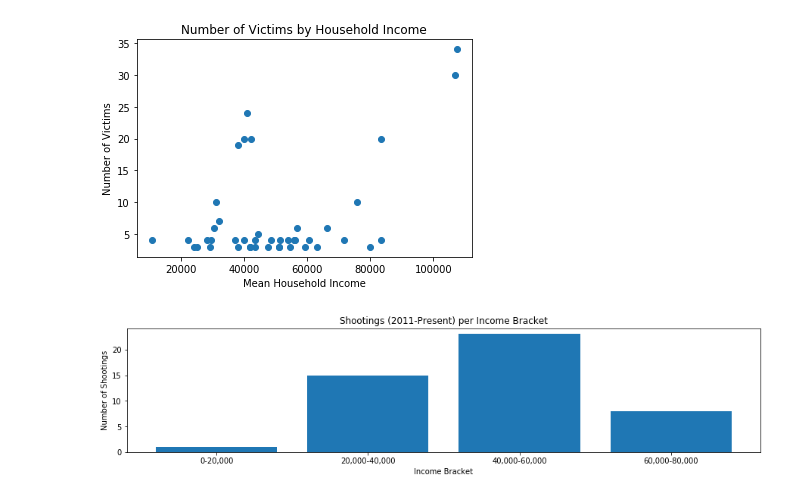
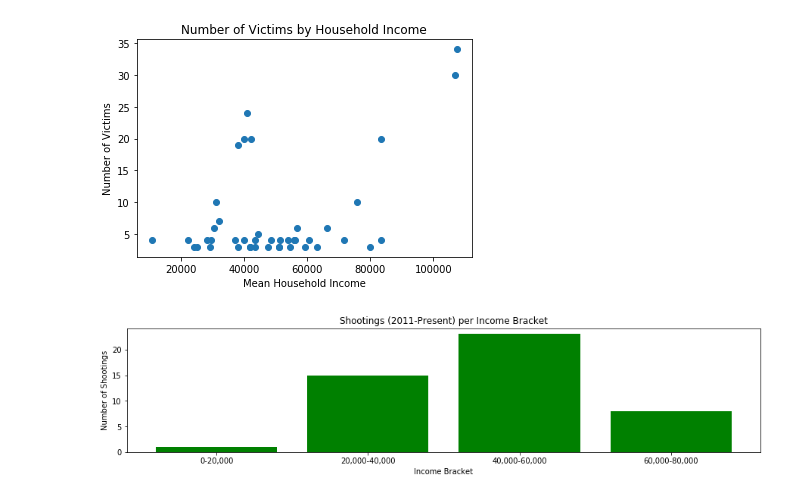
Before and after one commit to avangemert/TuThu-project-one, a Jupyter notebook: shootings_viz.ipynb, the cells around one changed output. Cells and saved outputs as stored; diff of their text form; code cells hidden in the pictures.

```diff
--- a/shootings_viz.ipynb
+++ b/shootings_viz.ipynb
@@ -345,13 +315,13 @@ sixty_eighty_count = len(sixty_eighty_df["Income Bracket"])
 # %%
 income_groups_count = [twenty_less_count,twenty_forty_count,forty_sixty_count,sixty_eighty_count]
 plt.figure(figsize = (15,3))
 
-plt.bar(inc_labels,income_groups_count)
+plt.bar(inc_labels,income_groups_count,color='g')
 
 
 plt.title("Shootings (2011-Present) per Income Bracket")
 plt.xlabel("Income Bracket")
 plt.ylabel("Number of Shootings")
 plt.show()
 # %% [output]
-[figure, old version]
+[figure, new version]
```
Also changed, not shown: parts of 11 cells of this notebook.
